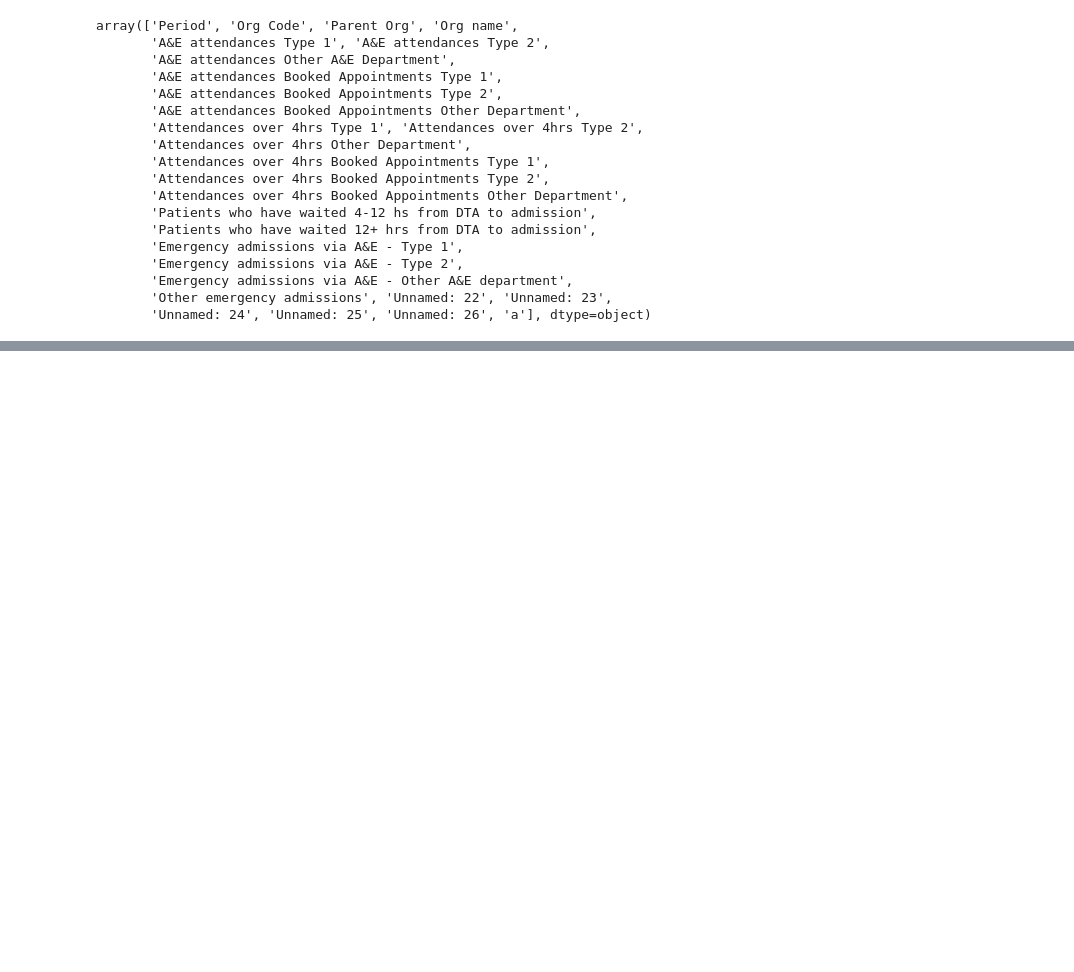
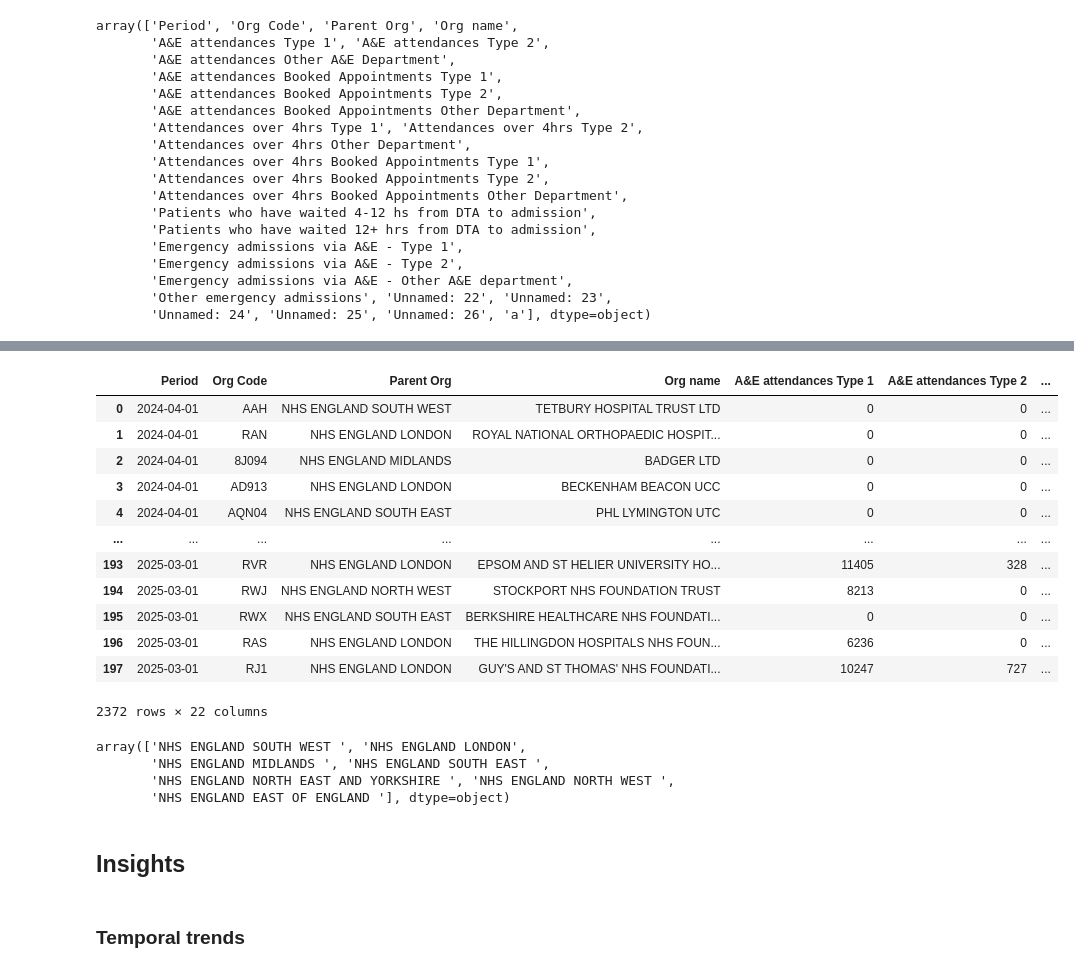
Before and after one commit to trow-land/Data-Science, a Jupyter notebook: NHS A&E Attendances and Emergency Admissions/admissions_EDA.ipynb, the cells around one changed output, grey strips where cells are left out. Drawn from its saved outputs; the diff is of its cells as text; code cells hidden in the pictures; blank space fills up the shorter version.

```diff
--- a/NHS A&E Attendances and Emergency Admissions/admissions_EDA.ipynb
+++ b/NHS A&E Attendances and Emergency Admissions/admissions_EDA.ipynb
@@ -55,7 +59,9 @@ array(['Period', 'Org Code', 'Parent Org', 'Org name',
        'Other emergency admissions', 'Unnamed: 22', 'Unnamed: 23',
        'Unnamed: 24', 'Unnamed: 25', 'Unnamed: 26', 'a'], dtype=object)
 # %%
-df = df[['Period', 'Org Code', 'Parent Org', 'Org name',
+# remove unnecessary columns
+
+columns = ['Period', 'Org Code', 'Parent Org', 'Org name',
        'A&E attendances Type 1', 'A&E attendances Type 2',
        'A&E attendances Other A&E Department',
        'A&E attendances Booked Appointments Type 1',
@@ -71,4 +77,6 @@ df = df[['Period', 'Org Code', 'Parent Org', 'Org name',
        'Emergency admissions via A&E - Type 1',
        'Emergency admissions via A&E - Type 2',
        'Emergency admissions via A&E - Other A&E department',
-       'Other emergency admissions']]
+       'Other emergency admissions']
+
+df = df[columns]
@@ -74,0 +150,7 @@ df = df[['Period', 'Org Code', 'Parent Org', 'Org name',
+# %%
+# filter out the total rows as they are unneeded
+df = df[~df.Period.str.startswith('T')].copy()
+# %%
+df['Period'] = df['Period'].str.replace("MSitAE-", "")
+# %%
+df['Period'] = pd.to_datetime(df['Period'], format='%B-%Y')
@@ -74,0 +166,27 @@ df = df[['Period', 'Org Code', 'Parent Org', 'Org name',
+# %%
+df
+# %% [output]
+|  | Period | Org Code | Parent Org | Org name | A&E attendances Type 1 | A&E attendances Type 2 | ... |
+| 0 | 2024-04-01 | AAH | NHS ENGLAND SOUTH WEST | TETBURY HOSPITAL TRUST LTD | 0 | 0 | ... |
+| 1 | 2024-04-01 | RAN | NHS ENGLAND LONDON | ROYAL NATIONAL ORTHOPAEDIC HOSPIT... | 0 | 0 | ... |
+| 2 | 2024-04-01 | 8J094 | NHS ENGLAND MIDLANDS | BADGER LTD | 0 | 0 | ... |
+| 3 | 2024-04-01 | AD913 | NHS ENGLAND LONDON | BECKENHAM BEACON UCC | 0 | 0 | ... |
+| 4 | 2024-04-01 | AQN04 | NHS ENGLAND SOUTH EAST | PHL LYMINGTON UTC | 0 | 0 | ... |
+| ... | ... | ... | ... | ... | ... | ... | ... |
+| 193 | 2025-03-01 | RVR | NHS ENGLAND LONDON | EPSOM AND ST HELIER UNIVERSITY HO... | 11405 | 328 | ... |
+| 194 | 2025-03-01 | RWJ | NHS ENGLAND NORTH WEST | STOCKPORT NHS FOUNDATION TRUST | 8213 | 0 | ... |
+| 195 | 2025-03-01 | RWX | NHS ENGLAND SOUTH EAST | BERKSHIRE HEALTHCARE NHS FOUNDATI... | 0 | 0 | ... |
+| 196 | 2025-03-01 | RAS | NHS ENGLAND LONDON | THE HILLINGDON HOSPITALS NHS FOUN... | 6236 | 0 | ... |
+| 197 | 2025-03-01 | RJ1 | NHS ENGLAND LONDON | GUY'S AND ST THOMAS' NHS FOUNDATI... | 10247 | 727 | ... |
+2372 rows × 22 columns
+# %%
+df['Parent Org'].unique()
+# %% [output]
+array(['NHS ENGLAND SOUTH WEST ', 'NHS ENGLAND LONDON',
+       'NHS ENGLAND MIDLANDS ', 'NHS ENGLAND SOUTH EAST ',
+       'NHS ENGLAND NORTH EAST AND YORKSHIRE ', 'NHS ENGLAND NORTH WEST ',
+       'NHS ENGLAND EAST OF ENGLAND '], dtype=object)
+# %% [markdown]
+## Insights
+# %% [markdown]
+### Temporal trends
```
Also changed, not shown: parts of 17 cells of this notebook, 1 other file.
